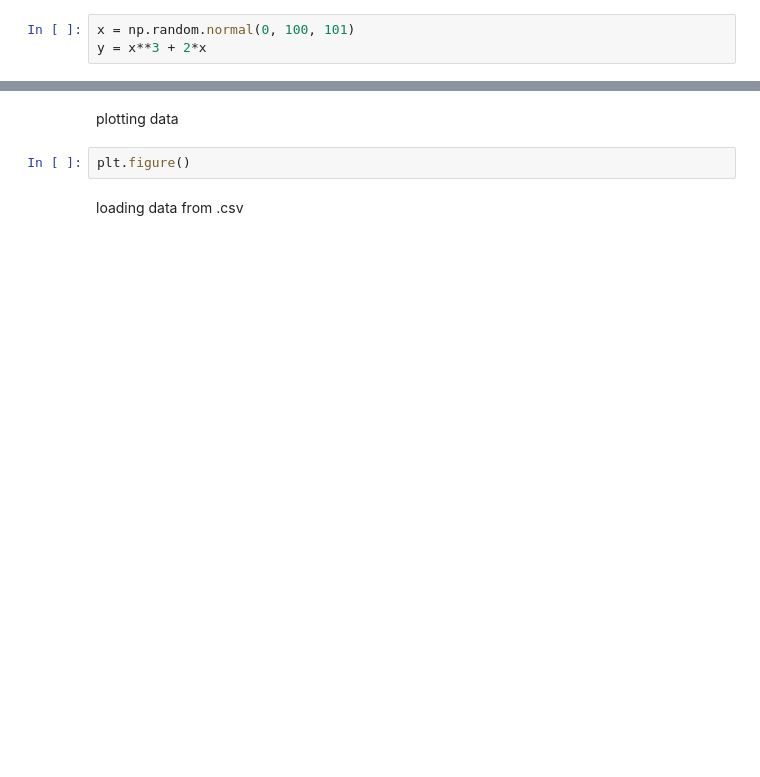
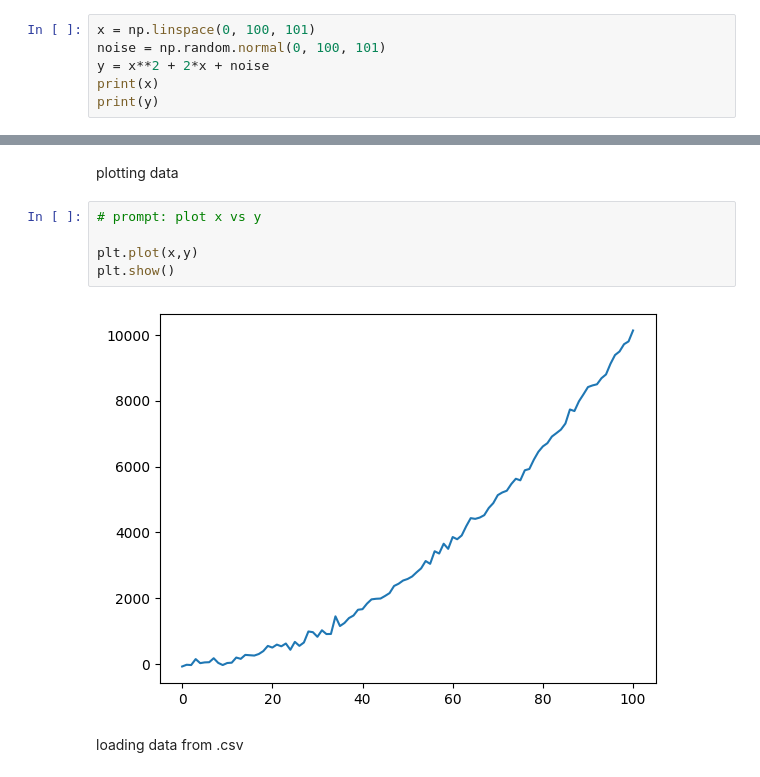
Before and after one commit to realmiketalbot/CIVE580C3, a Jupyter notebook: lectures/lecture1_python_intro.ipynb, the cells around one changed output, grey strips where cells are left out. Cells and saved outputs as stored; diff of their text form; blank space fills up the shorter version.

```diff
--- a/lectures/lecture1_python_intro.ipynb
+++ b/lectures/lecture1_python_intro.ipynb
@@ -19,5 +19,8 @@ import pandas as pd
 # %% [markdown]
 creating arrays
 # %%
-x = np.random.normal(0, 100, 101)
-y = x**3 + 2*x
+x = np.linspace(0, 100, 101)
+noise = np.random.normal(0, 100, 101)
+y = x**2 + 2*x + noise
+print(x)
+print(y)
@@ -24,6 +45,11 @@ y = x**3 + 2*x
 # %% [markdown]
 plotting data
-# %%
-plt.figure()
+# %%
+# prompt: plot x vs y
+
+plt.plot(x,y)
+plt.show()
+# %% [output]
+[figure, added]
 # %% [markdown]
 loading data from .csv
```
Also changed, not shown: parts of 2 cells of this notebook.
